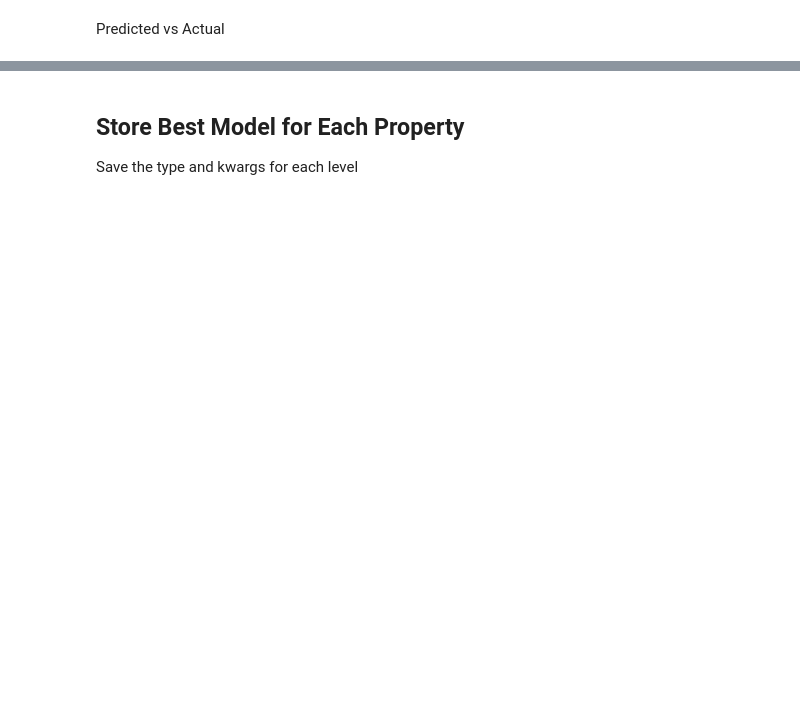
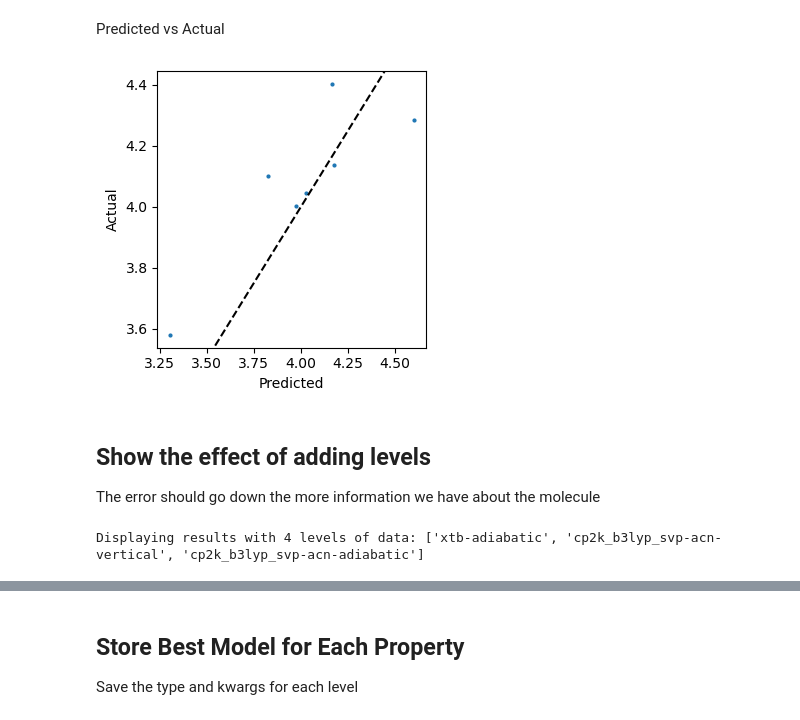
Before and after one commit to exalearn/examol-redoxmers, a Jupyter notebook: 3_initial-models/pyg/1_collect-results.ipynb, the cells around one changed output, grey strips where cells are left out. Saved outputs shown, nothing was run; the diff lists cells and outputs as text; code cells hidden in the pictures; blank space fills up the shorter version.

```diff
--- a/3_initial-models/pyg/1_collect-results.ipynb
+++ b/3_initial-models/pyg/1_collect-results.ipynb
@@ -48,7 +52,9 @@ summary.head()
 # %% [markdown]
 ## Plot Performance of Best Model
 Plot the predicted vs actual and the learning as a function of epoch
+# %%
+target_runs = summary.query(f'target_property=="{prop}" and target_method=="{level}" and level_count>=2').sort_values('level_0_mean_absolute_error')
 # %%
-best_run = summary.query(f'target_property=="{prop}" and target_method=="{level}"').sort_values('level_0_mean_absolute_error').iloc[0]
-best_run
+best_run = target_runs.sort_values('level_0_mean_absolute_error').iloc[0]
+best_run['model_kwargs']
 # %% [output]
@@ -70,4 +86,5 @@ ax.set_ylabel('Loss')
 # %% [markdown]
 Predicted vs Actual
 # %%
-test_data = pd.read_csv(best_run.run_path / 'predictions.csv.gz')
+test_data = pd.read_csv(best_run.path / 'test_results.csv.gz')
+print('
@@ -85,0 +91,24 @@ ax.set_ylabel('Pred (V)')
+# %%
+fig, ax = plt.subplots(figsize=(3.5, 3.5))
+
+ax.scatter(test_data['level_0-pred'], test_data['true'], s=4)
+
+ax.set_xlim(ax.get_xlim())
+ax.set_ylim(ax.get_ylim())
+
+ax.plot(ax.get_xlim(), ax.get_xlim(), 'k--')
+
+ax.set_xlabel('Predicted')
+ax.set_ylabel('Actual')
+
+fig.tight_layout()
+# %% [output]
+[figure, added]
+# %% [markdown]
+## Show the effect of adding levels
+The error should go down the more information we have about the molecule
+# %%
+n_levels = len(best_run['lower_levels']) + 1
+print(f'Displaying results with {n_levels} levels of data: {best_run["lower_levels"]}')
+# %% [output]
+Displaying results with 4 levels of data: ['xtb-adiabatic', 'cp2k_b3lyp_svp-acn-vertical', 'cp2k_b3lyp_svp-acn-adiabatic']
```
Also changed, not shown: parts of 17 cells of this notebook, 3 other files.
